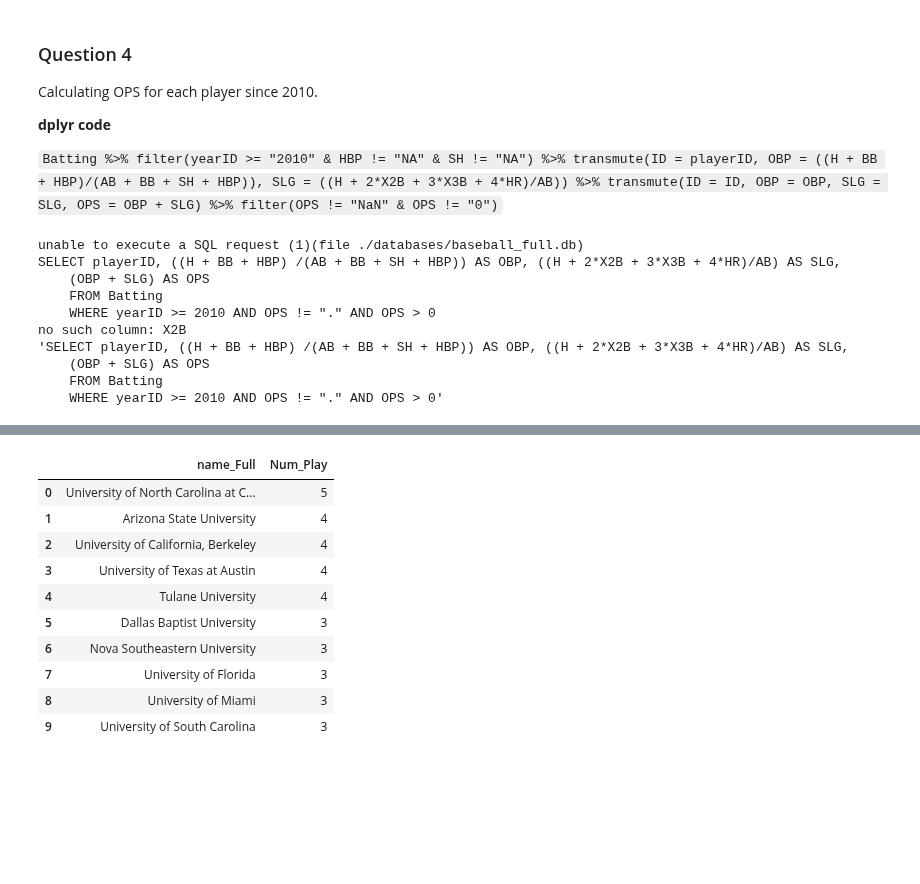
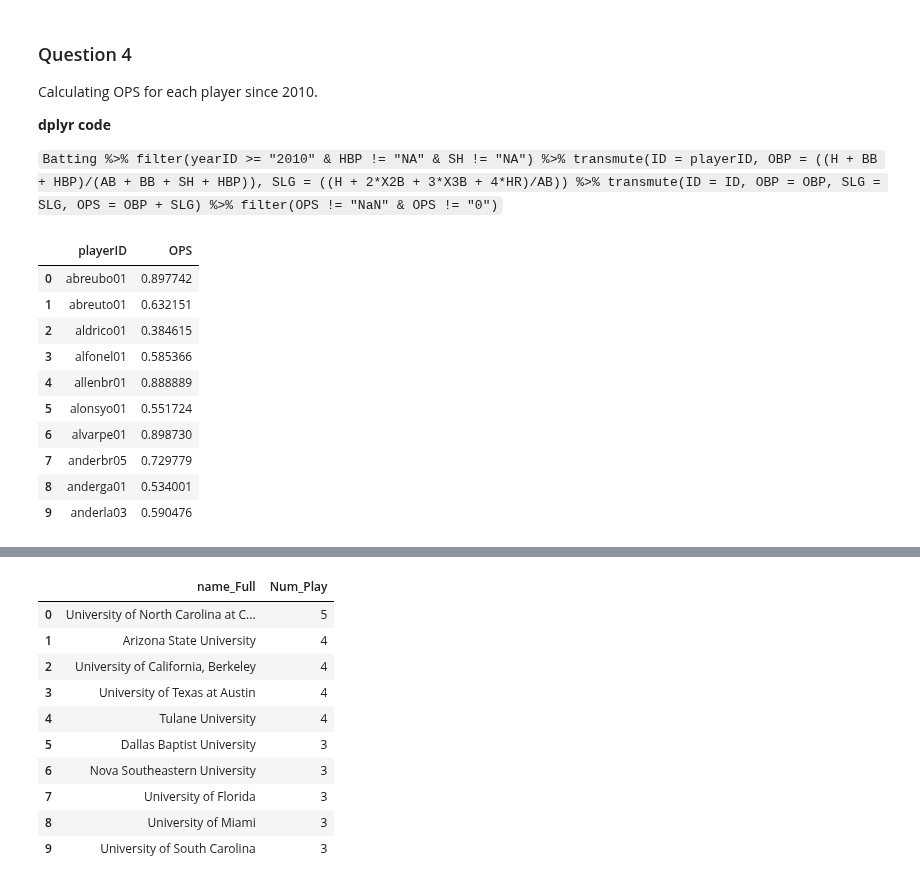
Before and after one commit to WSU-DataScience/USCOTS19_workshop, a Jupyter notebook: block_3_data_management/Baseball_Solution.ipynb, the cells around one changed output, grey strips where cells are left out. Drawn from its saved outputs; the diff is of its cells as text; code cells hidden in the pictures; blank space fills up the shorter version.

```diff
--- a/block_3_data_management/Baseball_Solution.ipynb
+++ b/block_3_data_management/Baseball_Solution.ipynb
@@ -248,21 +243,21 @@ Calculating OPS for each player since 2010.
     %>% filter(OPS != "NaN" & OPS != "0")`
 # %%
 %%SQL
-    SELECT playerID, ((H + BB + HBP) /(AB + BB + SH + HBP)) AS OBP, ((H + 2*X2B + 3*X3B + 4*HR)/AB) AS SLG,
-    (OBP + SLG) AS OPS
+    SELECT playerID, (H + BB + HBP) /(AB + BB + SH + HBP) + (H + 2.0*"2B" + 3.0*"3B" + 4.0*HR)/AB AS OPS
     FROM Batting
     WHERE yearID >= 2010 AND OPS != "." AND OPS > 0
 # %% [output]
-unable to execute a SQL request (1)(file ./databases/baseball_full.db)
-SELECT playerID, ((H + BB + HBP) /(AB + BB + SH + HBP)) AS OBP, ((H + 2*X2B + 3*X3B + 4*HR)/AB) AS SLG,
-    (OBP + SLG) AS OPS
-    FROM Batting
-    WHERE yearID >= 2010 AND OPS != "." AND OPS > 0
-no such column: X2B
-'SELECT playerID, ((H + BB + HBP) /(AB + BB + SH + HBP)) AS OBP, ((H + 2*X2B + 3*X3B + 4*HR)/AB) AS SLG,
-    (OBP + SLG) AS OPS
-    FROM Batting
-    WHERE yearID >= 2010 AND OPS != "." AND OPS > 0'
+|  | playerID | OPS |
+| 0 | abreubo01 | 0.897742 |
+| 1 | abreuto01 | 0.632151 |
+| 2 | aldrico01 | 0.384615 |
+| 3 | alfonel01 | 0.585366 |
+| 4 | allenbr01 | 0.888889 |
+| 5 | alonsyo01 | 0.551724 |
+| 6 | alvarpe01 | 0.898730 |
+| 7 | anderbr05 | 0.729779 |
+| 8 | anderga01 | 0.534001 |
+| 9 | anderla03 | 0.590476 |
 # %% [markdown]
 ### Question 5
 
```
Also changed, not shown: parts of 4 cells of this notebook.
